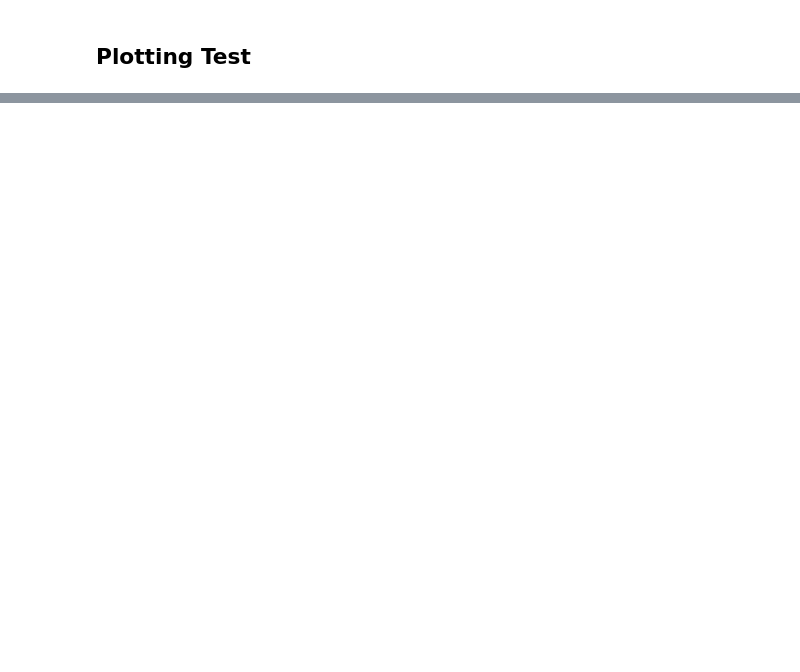
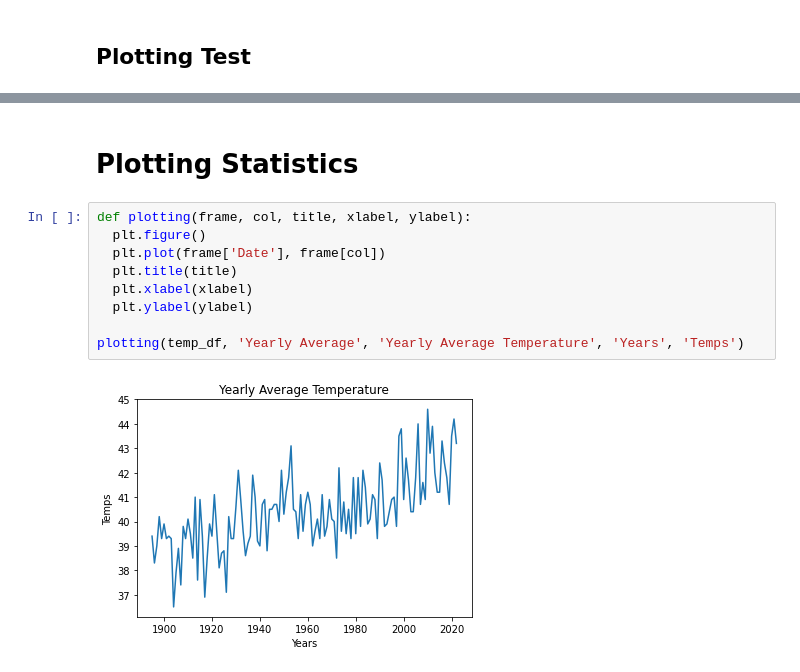
Before and after one commit to CameronChadwick/maine_climate, a Jupyter notebook: maine_climate.ipynb, the cells around one changed output, grey strips where cells are left out. Saved outputs shown, nothing was run; the diff lists cells and outputs as text; blank space fills up the shorter version.

```diff
--- a/maine_climate.ipynb
+++ b/maine_climate.ipynb
@@ -66,0 +130,13 @@ for index in range(len(months)):
+# %% [markdown]
+# Plotting Statistics
+# %%
+def plotting(frame, col, title, xlabel, ylabel):
+  plt.figure()
+  plt.plot(frame['Date'], frame[col])
+  plt.title(title)
+  plt.xlabel(xlabel)
+  plt.ylabel(ylabel)
+
+plotting(temp_df, 'Yearly Average', 'Yearly Average Temperature', 'Years', 'Temps')
+# %% [output]
+[figure, added]
```
Also changed, not shown: parts of 4 cells of this notebook.
